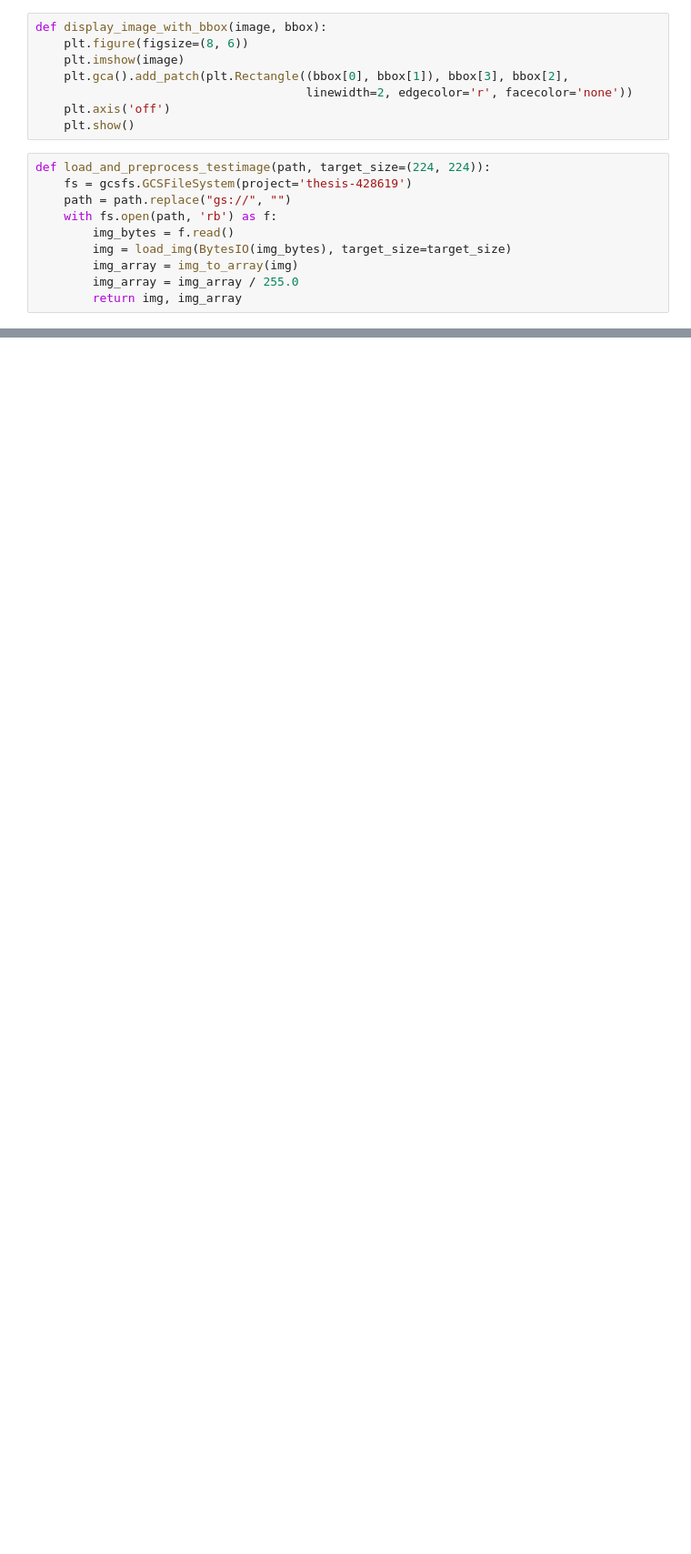
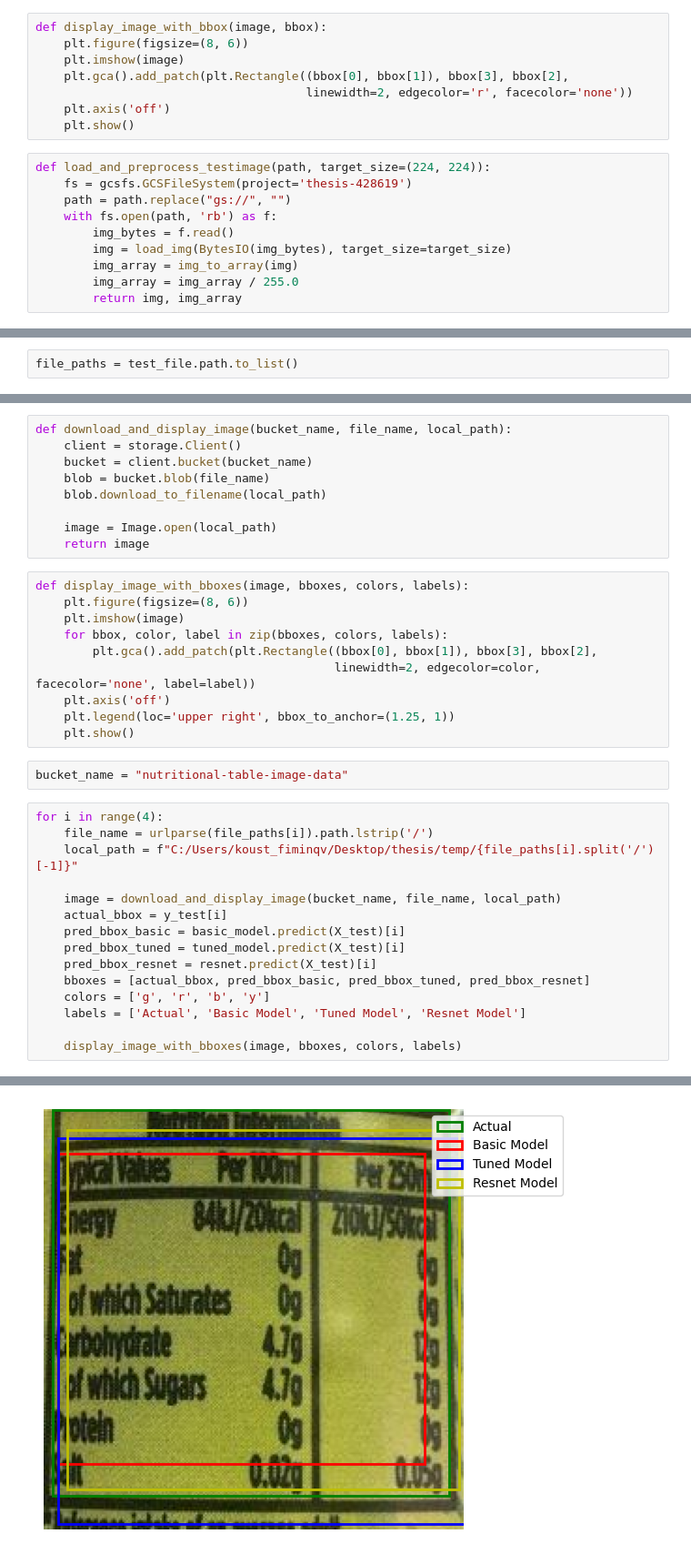
Before and after one commit to KoustubR/Automated-Nutritional-Table-Detection-and-OCR-Based-Information-Retrieval, a Jupyter notebook: evaluation.ipynb, the cells around one changed output, grey strips where cells are left out. Shown at 91% size. Drawn from its saved outputs; the diff is of its cells as text; blank space fills up the shorter version.

Commit message:
Pull from local dev

```diff
--- a/evaluation.ipynb
+++ b/evaluation.ipynb
@@ -81,0 +97,2 @@ actual_bounding_box = [y_test[0][0], y_test[0][1], y_test[0][2], y_test[0][3]]
+# %%
+file_paths = test_file.path.to_list()
@@ -81,0 +112,37 @@ actual_bounding_box = [y_test[0][0], y_test[0][1], y_test[0][2], y_test[0][3]]
+# %%
+def download_and_display_image(bucket_name, file_name, local_path):
+    client = storage.Client()
+    bucket = client.bucket(bucket_name)
+    blob = bucket.blob(file_name)
+    blob.download_to_filename(local_path)
+
+    image = Image.open(local_path)
+    return image
+# %%
+def display_image_with_bboxes(image, bboxes, colors, labels):
+    plt.figure(figsize=(8, 6))
+    plt.imshow(image)
+    for bbox, color, label in zip(bboxes, colors, labels):
+        plt.gca().add_patch(plt.Rectangle((bbox[0], bbox[1]), bbox[3], bbox[2],
+                                          linewidth=2, edgecolor=color, facecolor='none', label=label))
+    plt.axis('off')
+    plt.legend(loc='upper right', bbox_to_anchor=(1.25, 1))
+    plt.show()
+# %%
+bucket_name = "nutritional-table-image-data"
+# %%
+for i in range(4):
+    file_name = urlparse(file_paths[i]).path.lstrip('/')
+    local_path = f"C:/Users/koust_fiminqv/Desktop/thesis/temp/{file_paths[i].split('/')[-1]}"
+
+    image = download_and_display_image(bucket_name, file_name, local_path)
+    actual_bbox = y_test[i]
+    pred_bbox_basic = basic_model.predict(X_test)[i]
+    pred_bbox_tuned = tuned_model.predict(X_test)[i]
+    pred_bbox_resnet = resnet.predict(X_test)[i]
+    bboxes = [actual_bbox, pred_bbox_basic, pred_bbox_tuned, pred_bbox_resnet]
+    colors = ['g', 'r', 'b', 'y']
+    labels = ['Actual', 'Basic Model', 'Tuned Model', 'Resnet Model']
+
+    display_image_with_bboxes(image, bboxes, colors, labels)
+# %% [output]
@@ -81,0 +152 @@ actual_bounding_box = [y_test[0][0], y_test[0][1], y_test[0][2], y_test[0][3]]
+[figure, added]
```
Also changed, not shown: parts of 47 cells of this notebook, 5 other files.
